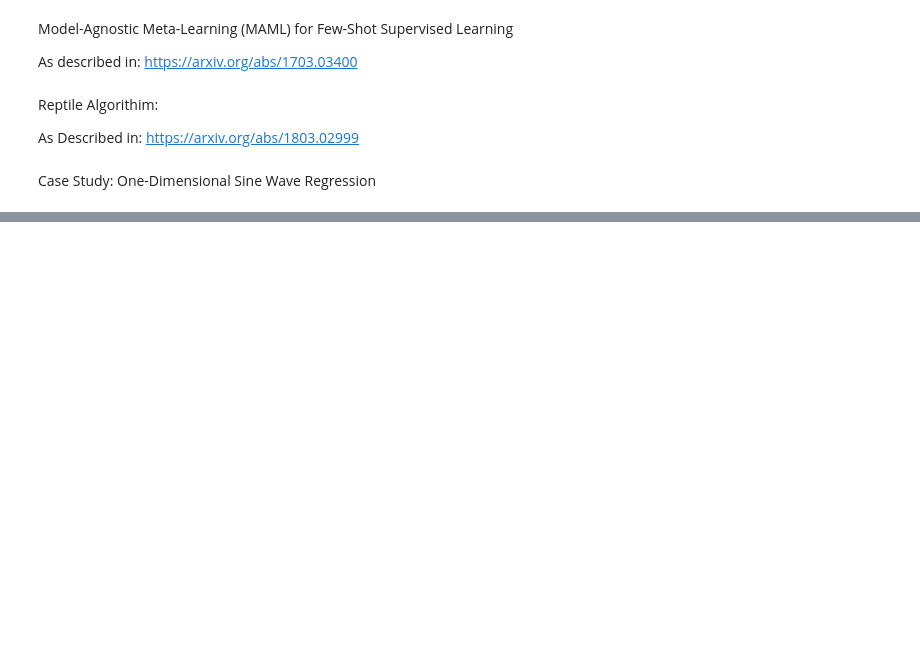
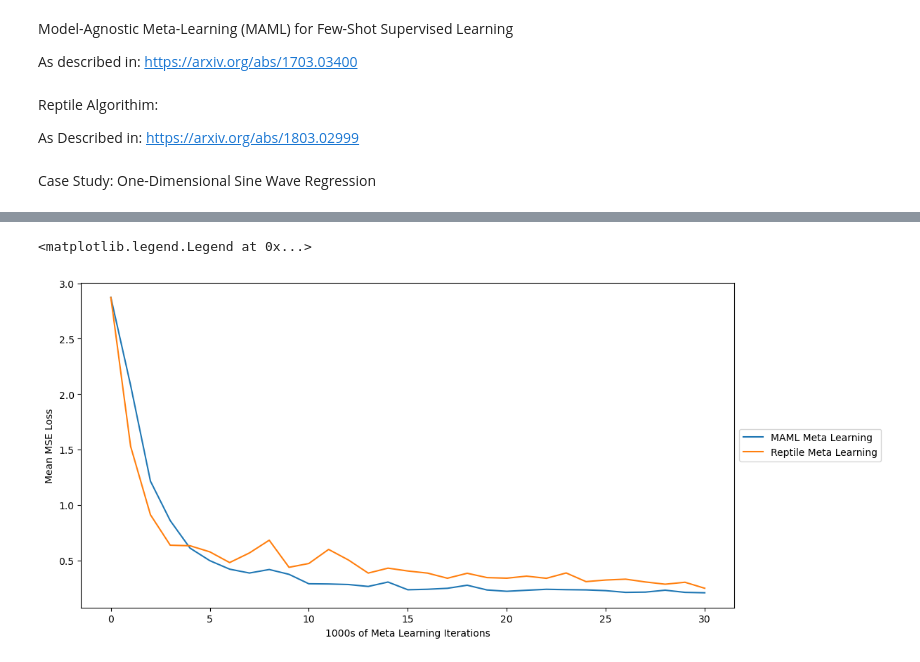
Before and after one commit to cloudburstnow/metalearning, a Jupyter notebook: meta_learning.ipynb, the cells around one changed output, grey strips where cells are left out. Saved outputs shown, nothing was run; the diff lists cells and outputs as text; code cells hidden in the pictures; blank space fills up the shorter version.

```diff
--- a/meta_learning.ipynb
+++ b/meta_learning.ipynb
@@ -283,0 +253,21 @@ plt.show()
+# %%
+mean_loss_eval_list_alt_r = np.mean(loss_eval_list_r_np, axis = 1)
+meta_loss_list_r = np.mean(mean_loss_eval_list_alt_r, axis = 1)
+
+mean_loss_eval_list_alt_m = np.mean(loss_eval_list_m_np, axis = 1)
+meta_loss_list_m = np.mean(mean_loss_eval_list_alt_m, axis = 1)
+# %%
+#plot meta_loss_list_m and meta_loss_list_r
+plt.figure(figsize=(12, 6))
+
+plt.plot(meta_loss_list_m, label='MAML Meta Learning')
+plt.plot(meta_loss_list_r, label='Reptile Meta Learning')
+
+
+plt.ylabel('Mean MSE Loss')
+plt.xlabel('1000s of Meta Learning Iterations')
+
+plt.legend(loc='center left', bbox_to_anchor=(1, 0.5))
+# %% [output]
+<matplotlib.legend.Legend at 0x...>
+[figure, added]
```
Also changed, not shown: parts of 5 cells of this notebook.
